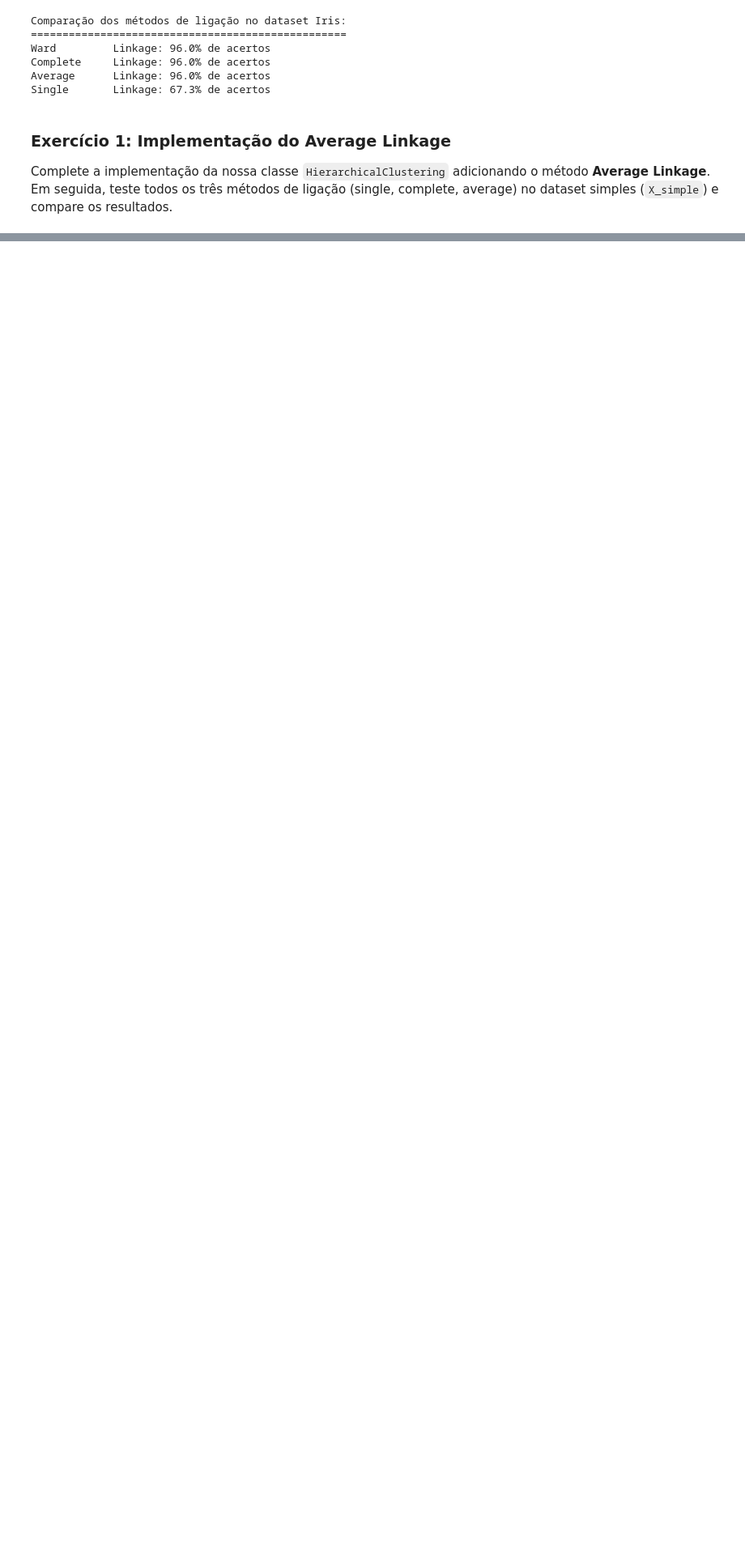
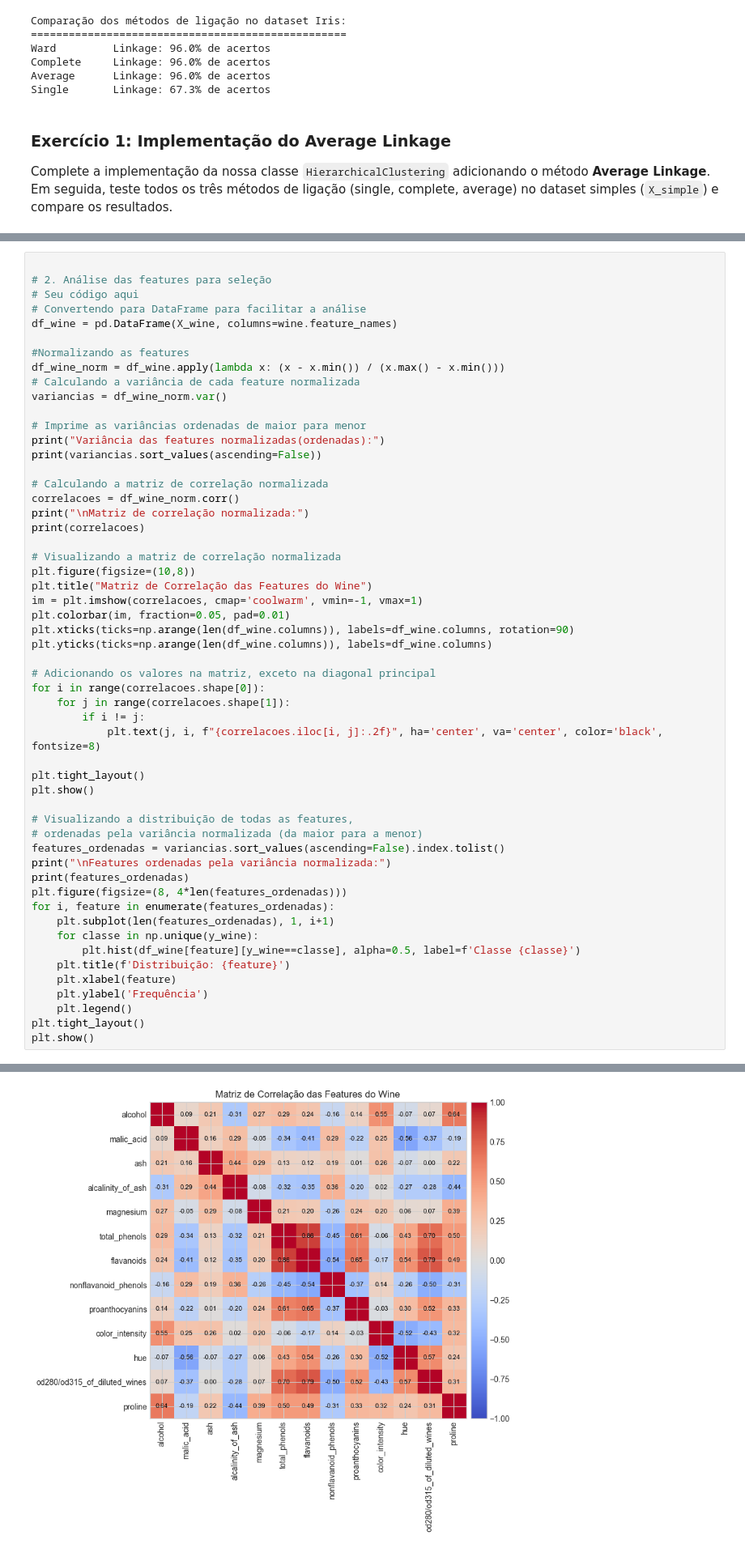
Before and after one commit to gilcesarf/unsupervised-learning, a Jupyter notebook: 03 - Hierarchical.ipynb, the cells around one changed output, grey strips where cells are left out. Shown at 81% size. Saved outputs shown, nothing was run; the diff lists cells and outputs as text; blank space fills up the shorter version.

```diff
--- a/03 - Hierarchical.ipynb
+++ b/03 - Hierarchical.ipynb
@@ -529,0 +741,55 @@ Classes: ['class_0' 'class_1' 'class_2']
+# %%
+
+# 2. Análise das features para seleção
+# Seu código aqui
+# Convertendo para DataFrame para facilitar a análise
+df_wine = pd.DataFrame(X_wine, columns=wine.feature_names)
+
+#Normalizando as features
+df_wine_norm = df_wine.apply(lambda x: (x - x.min()) / (x.max() - x.min()))
+# Calculando a variância de cada feature normalizada
+variancias = df_wine_norm.var()
+
+# Imprime as variâncias ordenadas de maior para menor
+print("Variância das features normalizadas(ordenadas):")
+print(variancias.sort_values(ascending=False))
+
+# Calculando a matriz de correlação normalizada
+correlacoes = df_wine_norm.corr()
+print("\nMatriz de correlação normalizada:")
+print(correlacoes)
+
+# Visualizando a matriz de correlação normalizada
+plt.figure(figsize=(10,8))
+plt.title("Matriz de Correlação das Features do Wine")
+im = plt.imshow(correlacoes, cmap='coolwarm', vmin=-1, vmax=1)
+plt.colorbar(im, fraction=0.05, pad=0.01)
+plt.xticks(ticks=np.arange(len(df_wine.columns)), labels=df_wine.columns, rotation=90)
+plt.yticks(ticks=np.arange(len(df_wine.columns)), labels=df_wine.columns)
+
+# Adicionando os valores na matriz, exceto na diagonal principal
+for i in range(correlacoes.shape[0]):
+    for j in range(correlacoes.shape[1]):
+        if i != j:
+            plt.text(j, i, f"{correlacoes.iloc[i, j]:.2f}", ha='center', va='center', color='black', fontsize=8)
+
+plt.tight_layout()
+plt.show()
+
+# Visualizando a distribuição de todas as features,
+# ordenadas pela variância normalizada (da maior para a menor)
+features_ordenadas = variancias.sort_values(ascending=False).index.tolist()
+print("\nFeatures ordenadas pela variância normalizada:")
+print(features_ordenadas)
+plt.figure(figsize=(8, 4*len(features_ordenadas)))
+for i, feature in enumerate(features_ordenadas):
+    plt.subplot(len(features_ordenadas), 1, i+1)
+    for classe in np.unique(y_wine):
+        plt.hist(df_wine[feature][y_wine==classe], alpha=0.5, label=f'Classe {classe}')
+    plt.title(f'Distribuição: {feature}')
+    plt.xlabel(feature)
+    plt.ylabel('Frequência')
+    plt.legend()
+plt.tight_layout()
+plt.show()
+# %% [output]
@@ -529,0 +813 @@ Classes: ['class_0' 'class_1' 'class_2']
+[figure, added]
```
Also changed, not shown: parts of 20 cells of this notebook.
